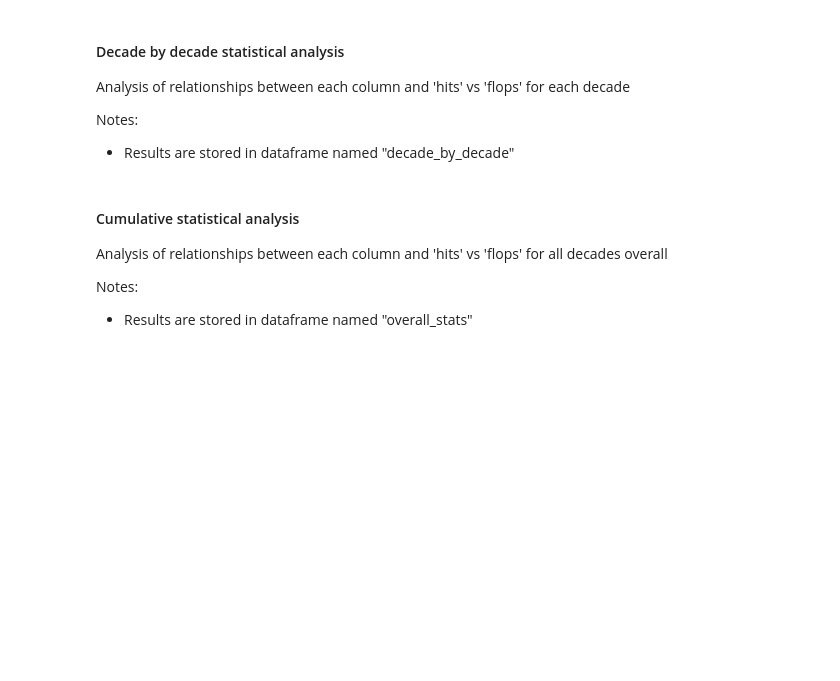
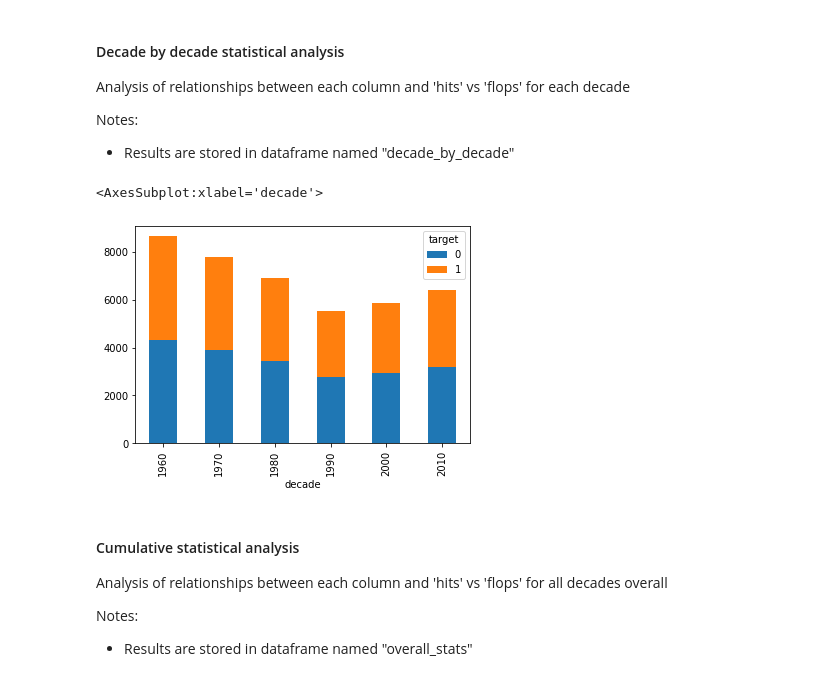
Before and after one commit to josephcscarpa/CS216GP, a Jupyter notebook: project.ipynb, the cells around one changed output. Drawn from its saved outputs; the diff is of its cells as text; code cells hidden in the pictures; blank space fills up the shorter version.

```diff
--- a/project.ipynb
+++ b/project.ipynb
@@ -65,4 +65,7 @@ data.head()
 #Custom columns that might be used generally.
 data["duration_sec"] = np.round(data["duration_ms"]*(1/1000))
 data["duration_sec"]
+
+data["loudness_rounded"] = np.round(data["loudness"])
+data["loudness_rounded"]
 # %% [output]
@@ -138,6 +141,11 @@ decade_by_decade = pd.DataFrame()
 # %%
 # Add plots with data from decade by decade stat analysis
 # Cameron
+
+pd.crosstab(data['decade'],data['target']).plot.bar(stacked = True)
+# %% [output]
+<AxesSubplot:xlabel='decade'>
+[figure, added]
 # %% [markdown]
 #### Cumulative statistical analysis
 Analysis of relationships between each column and 'hits' vs 'flops' for all decades overall
```
Also changed, not shown: parts of 13 cells of this notebook.
